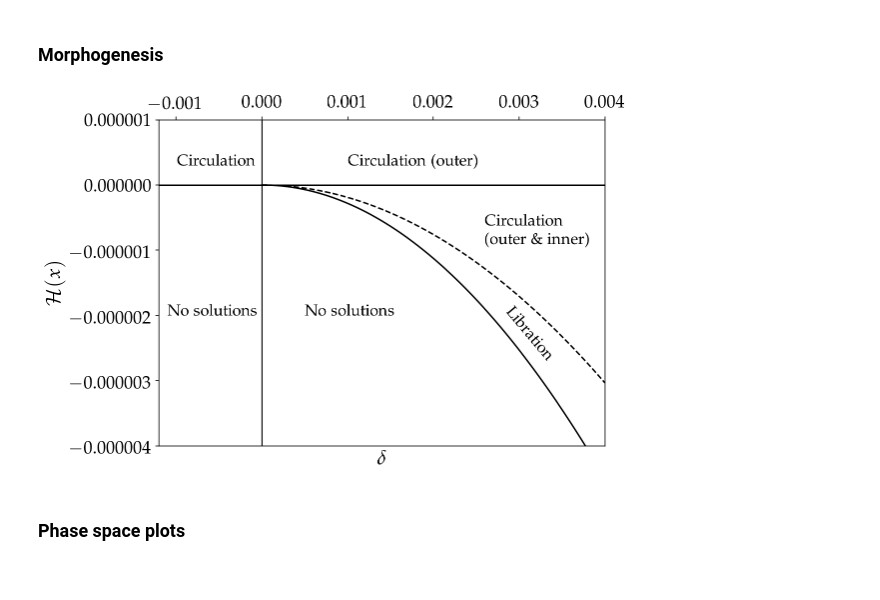
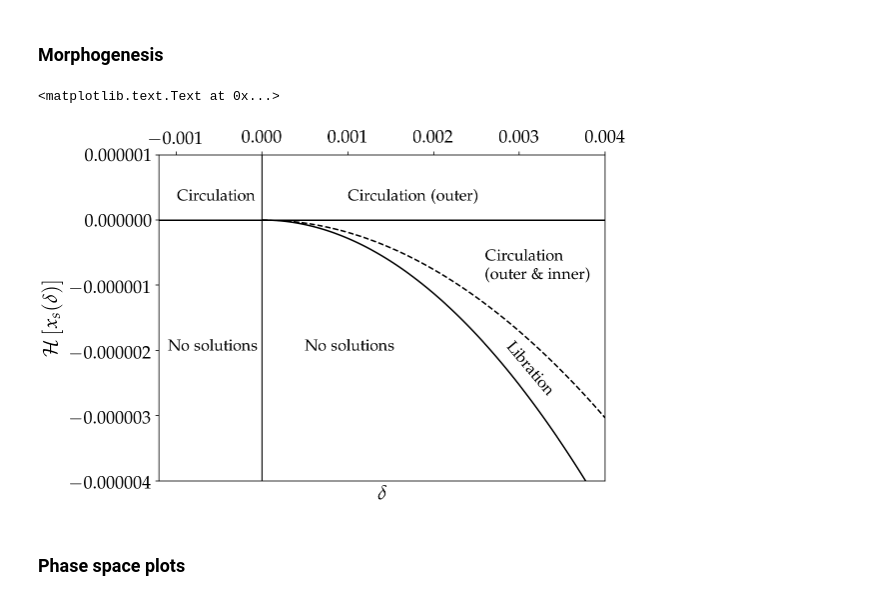
Before and after one commit to fbartolic/master_thesis, a Jupyter notebook: notebooks/theoretical_model/resonant_hamiltonian.ipynb, the cells around one changed output. Cells and saved outputs as stored; diff of their text form; code cells hidden in the pictures.

```diff
--- a/notebooks/theoretical_model/resonant_hamiltonian.ipynb
+++ b/notebooks/theoretical_model/resonant_hamiltonian.ipynb
@@ -405,21 +411,22 @@ H_cart = lambda X, Y, delta, c: -delta*(X**2 + Y**2)/2 + X*(X**2 + Y**2)**(3/2.)
 #Find roots numerically
 from scipy.optimize import fsolve
 
-def function(R, *args):
-    delta_, c_ , s_ = args
-    return delta_ - R**2 + s_*((R**4/(8*np.sqrt(0.5*R**2 + c_)))\
-        + R**2*np.sqrt(0.5*R**2 + c_))
+def fun(Theta_, *args):
+    delta_, c_ , theta_ = args
+    return (Theta_**2/(2*np.sqrt(Theta_ + c_)) + \
+        2*Theta_*np.sqrt(Theta_ + c_))*np.cos(theta_) + 2*Theta_ - delta_
 
-def find_fixed_points(delta_, c_, s_):
-    result = fsolve(function, 0.01, (delta_, c_, s_))
+def find_fixed_points(delta_, c_, theta_):
+    result = fsolve(fun, 0.1, (delta_, c_, theta_))
     return result[0]
 
 delta_ = 0.0001
 c_ = 0.1
 
-saddle = find_fixed_points(delta_, c_, -1)
-center = find_fixed_points(delta_, c_, 1)
-H_saddle = H_R(saddle, delta_, c_, -1)
+saddle = find_fixed_points(delta_, c_, 0)
+center = find_fixed_points(delta_, c_, np.pi)
+
+H_saddle = H(saddle, 0, delta_, c_)
 print(H_saddle)
 # %% [output]
 -1.89928066014e-09
@@ -428,37 +435,38 @@ print(H_saddle)
 # %%
 delta_array = np.linspace(0, 0.004, 100)
 saddles = np.zeros(100)
 centers = np.zeros(100)
 
 for i, d in enumerate(delta_array):
-    tmp_saddle = find_fixed_points(d, c_, -1)
-    tmp_H_saddle = H_R(tmp_saddle, d, c_, -1)
-    tmp_center = find_fixed_points(d, c_, 1)
-    tmp_H_center = H_R(tmp_saddle, d, c_, 1)
+    tmp_saddle = find_fixed_points(d, c_, 0)
+    tmp_H_saddle = H(tmp_saddle, 0,  d, c_)
+    tmp_center = find_fixed_points(d, c_, np.pi)
+    tmp_H_center = H(tmp_saddle, np.pi, d, c_)
     saddles[i] = tmp_H_saddle
     centers[i] = tmp_H_center
 
 fig, ax = plt.subplots(figsize=(8,6))
 
 ax.plot(delta_array, centers, 'k')
 ax.plot(delta_array, saddles, 'k--')
 # ax.grid(True5
 ax.set_xlim(-0.0012, 0.004)
 ax.set_ylim(-0.000004, 0.000001)
 ax.xaxis.tick_top()
 ax.axhline(0, color='k')
 ax.axvline(0, color='k')
 ax.text(0.0028, -0.000002, 'Libration', fontsize=16, rotation=-50)
 ax.text(2.6*1e-03, -0.09*1e-05, 'Circulation\n(outer \& inner)', fontsize=16)
 ax.text(0.5*1e-03, -2*1e-06, 'No solutions', fontsize=16)
 ax.text(-1.1*1e-03, -2*1e-06, 'No solutions', fontsize=16)
 ax.text(-0.99*1e-03, 0.3*1e-06, 'Circulation', fontsize=16)
 ax.text(1*1e-03, 0.3*1e-06, 'Circulation (outer)', fontsize=16)
 ax.set_xlabel(r'$\delta$')
-ax.set_ylabel(r'$\mathcal{H}(x)$')
-plt.savefig('../figures/analytical_model/morpogenesis.pdf', bbox_inches='tight')
+ax.set_ylabel(r'$\mathcal{H}\left[x_s(\delta)\right]$')
+# plt.savefig('../figures/analytical_model/morphogenesis.pdf', bbox_inches='tight')
 # %% [output]
+<matplotlib.text.Text at 0x...>
-[figure, old version]
+[figure, new version]
 # %% [markdown]
 ### Phase space plots
 # %%
```
Also changed, not shown: parts of 23 cells of this notebook, 24 other files.
